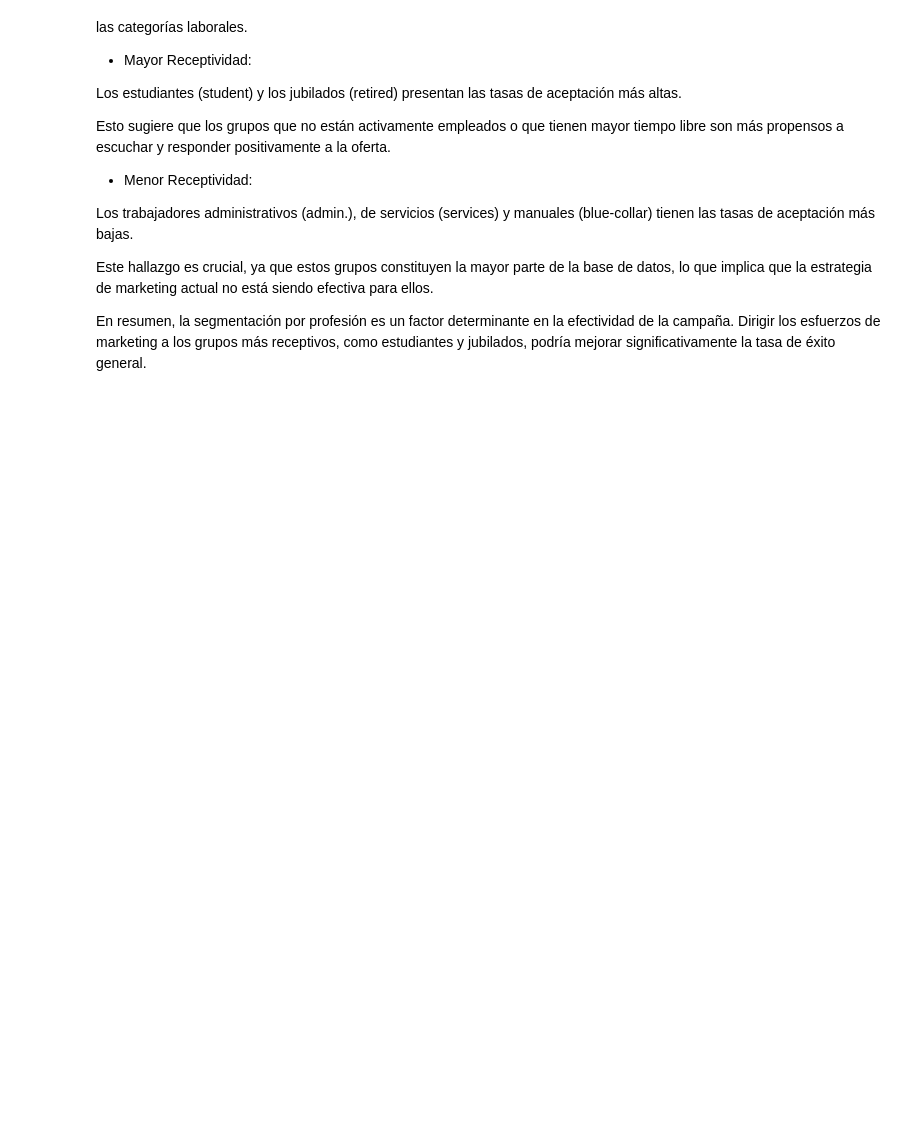
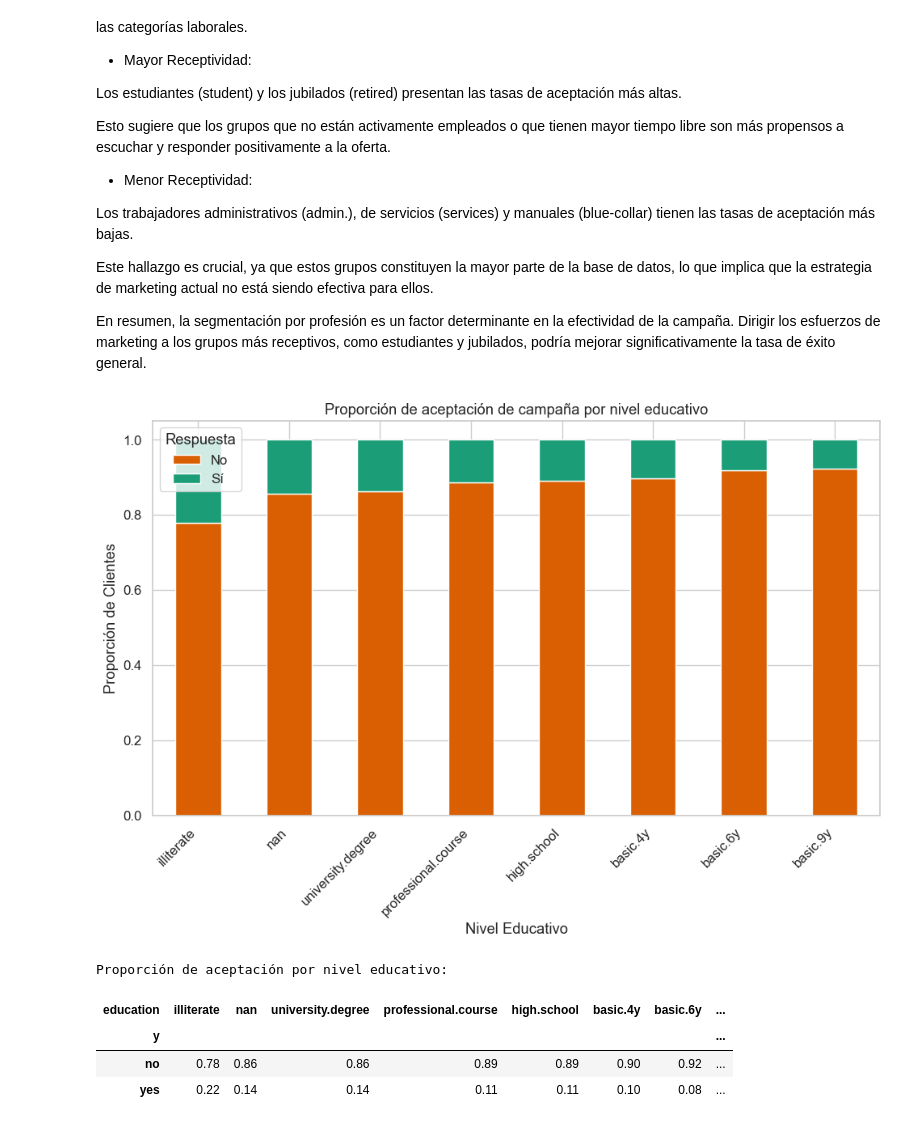
Before and after one commit to hugoperezromero81/Proyecto_Python_data, a Jupyter notebook: notebook/03_EDA_exploratorio.ipynb, the cells around one changed output. Drawn from its saved outputs; the diff is of its cells as text; code cells hidden in the pictures; blank space fills up the shorter version.

```diff
--- a/notebook/03_EDA_exploratorio.ipynb
+++ b/notebook/03_EDA_exploratorio.ipynb
@@ -196,3 +191,35 @@ Los trabajadores administrativos (admin.), de servicios (services) y manuales (b
 Este hallazgo es crucial, ya que estos grupos constituyen la mayor parte de la base de datos, lo que implica que la estrategia de marketing actual no está siendo efectiva para ellos.
 
 En resumen, la segmentación por profesión es un factor determinante en la efectividad de la campaña. Dirigir los esfuerzos de marketing a los grupos más receptivos, como estudiantes y jubilados, podría mejorar significativamente la tasa de éxito general.
+# %%
+# =====================================================================
+# 1.4 Relación entre Nivel Educativo y Aceptación de Campaña
+# =====================================================================
+
+# Calcular la proporción de aceptación por nivel educativo
+edu_acceptance = df_bank.groupby("education")["y"].value_counts(normalize=True).unstack()
+
+# Ordenar por la tasa de aceptación 'yes'
+edu_acceptance_sorted = edu_acceptance.sort_values(by="yes", ascending=False)
+
+# Graficar resultados
+colors = ["#d95f02", "#1b9e77"]  # naranja = no, verde = sí
+edu_acceptance_sorted.plot(kind="bar", stacked=True, figsize=(10,7), color=colors)
+plt.title("Proporción de aceptación de campaña por nivel educativo")
+plt.ylabel("Proporción de Clientes")
+plt.xlabel("Nivel Educativo")
+plt.xticks(rotation=45, ha="right")
+plt.legend(title="Respuesta", labels=["No", "Sí"])
+plt.tight_layout()
+plt.show()
+
+# Resumen en tabla
+print("Proporción de aceptación por nivel educativo:")
+display(edu_acceptance_sorted.T.round(2))
+# %% [output]
+[figure, added]
+Proporción de aceptación por nivel educativo:
+| education | illiterate | nan | university.degree | professional.course | high.school | basic.4y | basic.6y | ... |
+| y |  |  |  |  |  |  |  | ... |
+| no | 0.78 | 0.86 | 0.86 | 0.89 | 0.89 | 0.90 | 0.92 | ... |
+| yes | 0.22 | 0.14 | 0.14 | 0.11 | 0.11 | 0.10 | 0.08 | ... |
```
Also changed, not shown: parts of 31 cells of this notebook, 3 other files.
